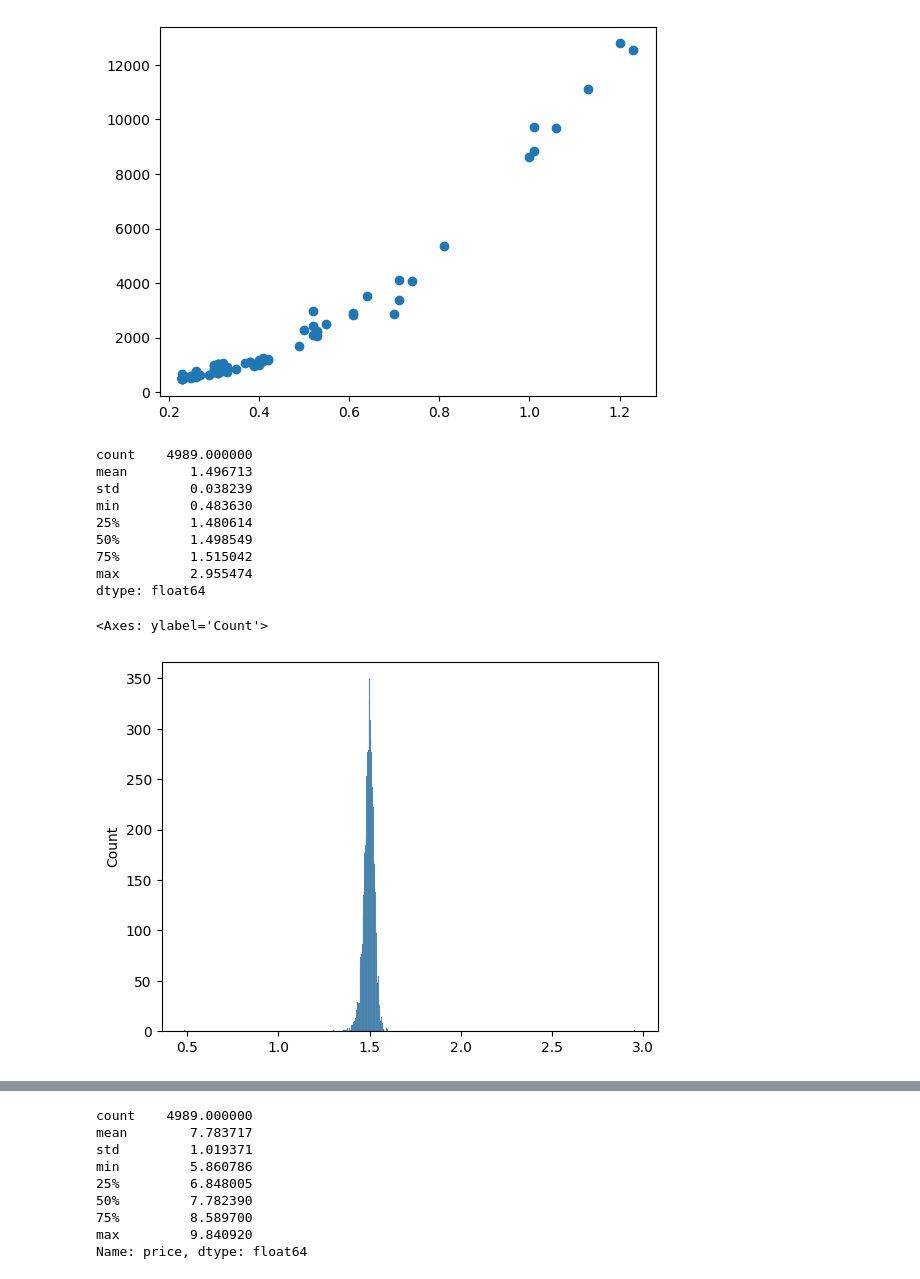
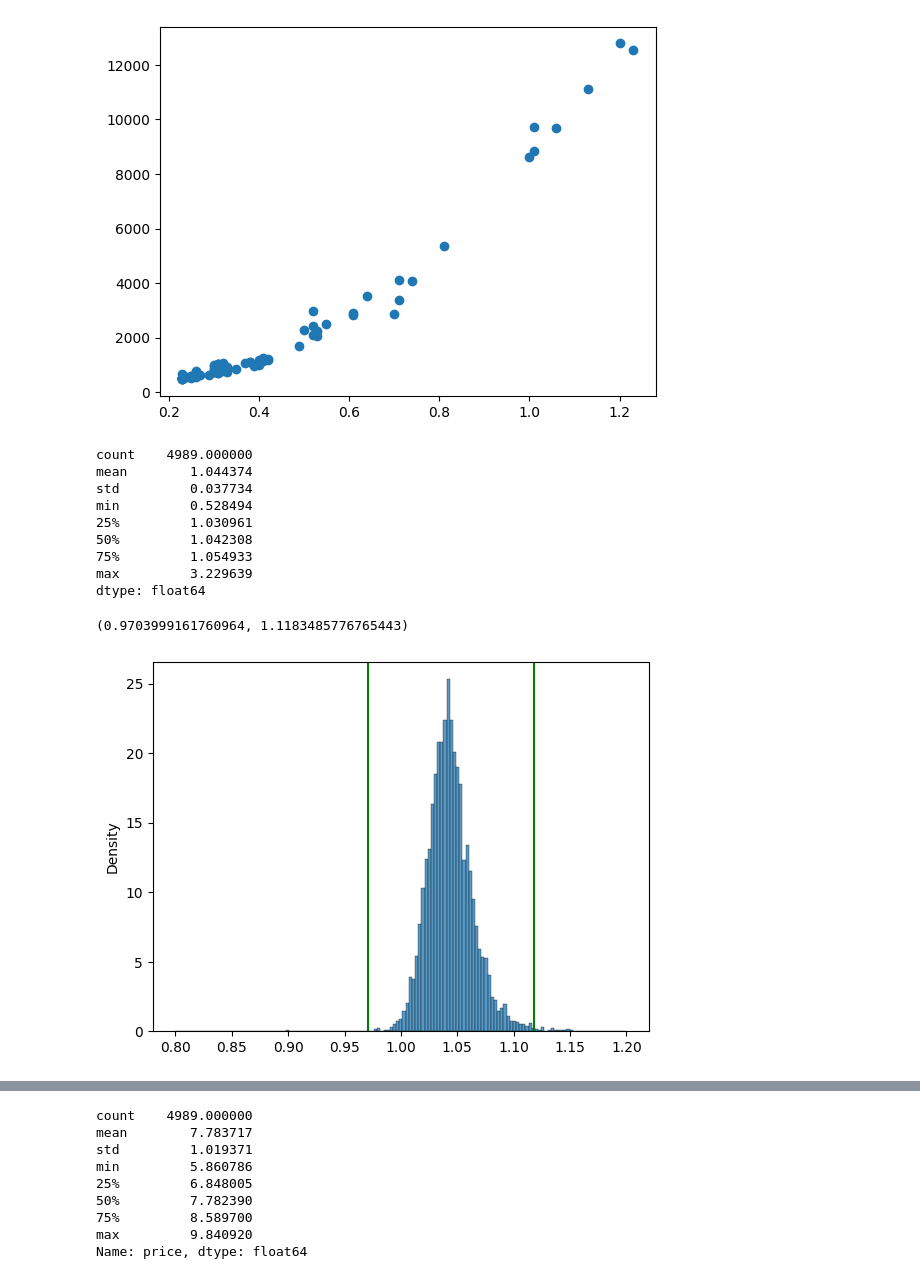
Before and after one commit to matiasleoni/diamonds-assignment, a Jupyter notebook: challenge1/main.ipynb, the cells around one changed output, grey strips where cells are left out. Saved outputs shown, nothing was run; the diff lists cells and outputs as text; code cells hidden in the pictures.

```diff
--- a/challenge1/main.ipynb
+++ b/challenge1/main.ipynb
@@ -181,20 +188,31 @@ plt.scatter(X_, Y_)
 <matplotlib.collections.PathCollection at 0x...>
 [figure]
 # %%
-X = (4/3)*np.pi*(data2['x']/2)*(data2['y']/2)*(data2['z']/2)/(data2['carat']*57.14)
+X = (data2['carat']*200/3.52)/((1/3)*(data2['x'])*(data2['y'])*(data2['z']))
 X.describe()
 # %% [output]
 count    4989.000000
-mean        1.496713
-std         0.038239
-min         0.483630
-25%         1.480614
-50%         1.498549
-75%         1.515042
-max         2.955474
+mean        1.044374
+std         0.037734
+min         0.528494
+25%         1.030961
+50%         1.042308
+75%         1.054933
+max         3.229639
 dtype: float64
-# %%
-sns.histplot(X)
-# %% [output]
-<Axes: ylabel='Count'>
-[figure, removed]
+# %%
+interval = st.t.interval(confidence = 0.95, df=len(X)-1, loc = X.mean(), scale = X.std())
+interval
+# %% [output]
+(0.9703999161760964, 1.1183485776765443)
+# %%
+ax = sns.histplot(X, binrange=(0.8,1.2),stat ='density')
+ax.axvline(x = interval[0],    # Line on x = 2
+           ymin = 0, # Bottom of the plot
+           ymax = 300, color = 'green') # Top of the plot
+ax.axvline(x = interval[1],    # Line on x = 2
+           ymin = 0, # Bottom of the plot
+           ymax = 300, color = 'green') # Top of the plot
+x = np.linspace(0.8, 1.2, 1000)
+# %% [output]
+[figure, added]
```
Also changed, not shown: parts of 20 cells of this notebook, 1 other file.
